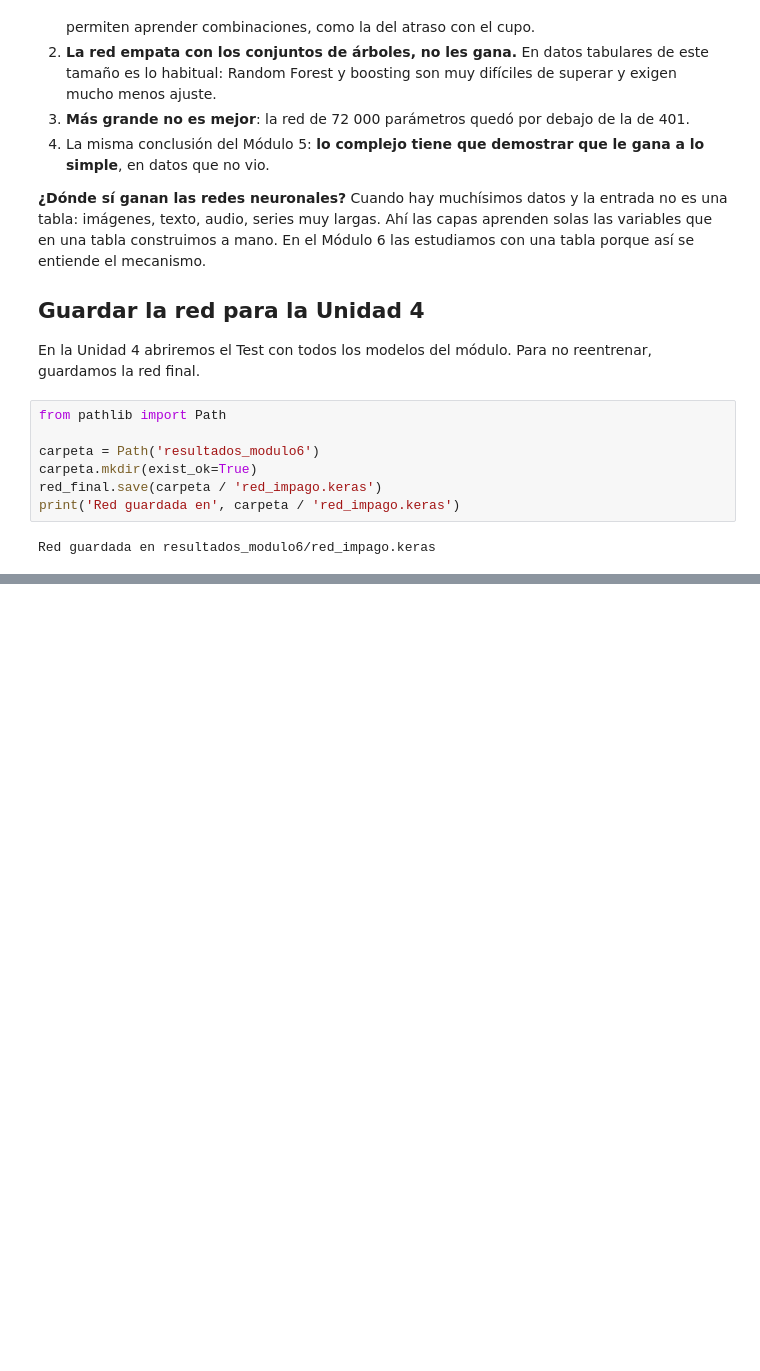
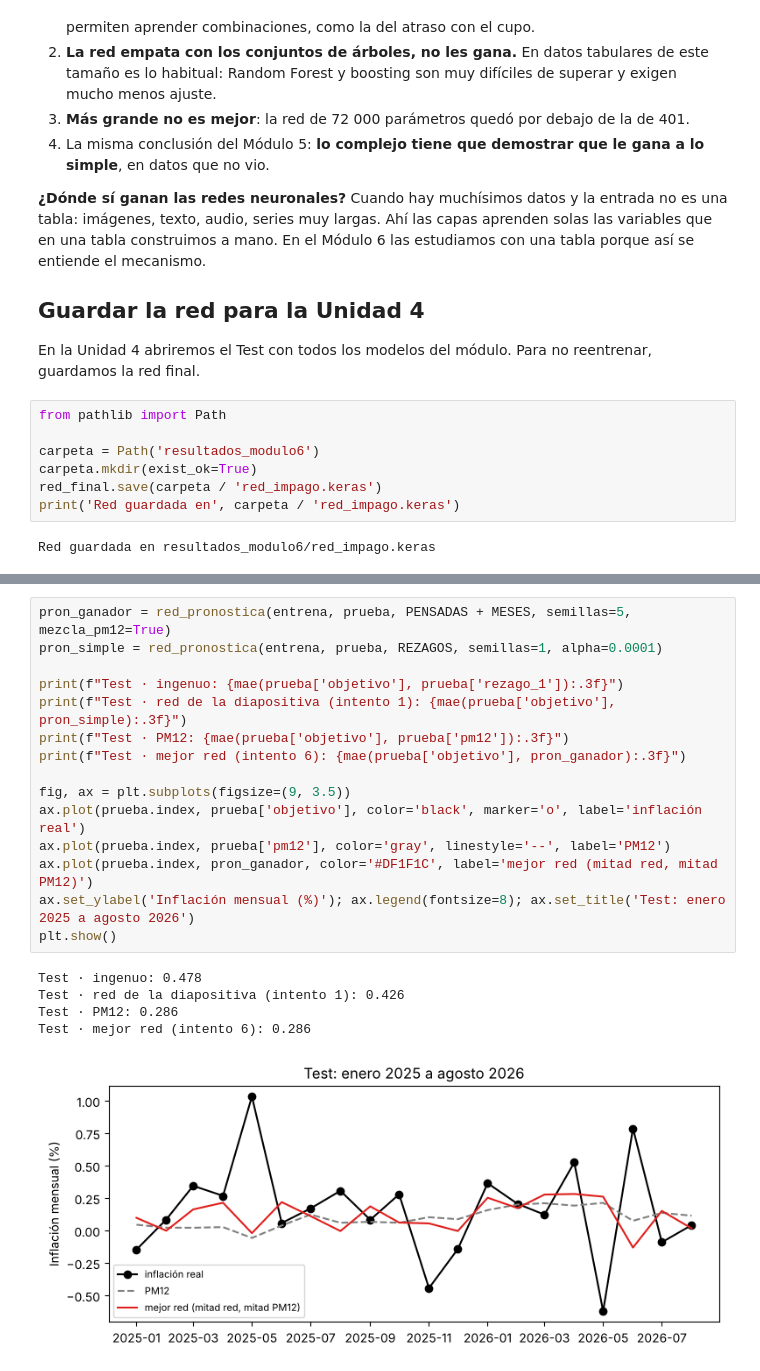
Before and after one commit to jonarosero/modulo6_modelos_avanzados_ia_aplicaciones_economicas, a Jupyter notebook: notebooks/03_U3_Introduccion_Deep_Learning.ipynb, the cells around one changed output, grey strips where cells are left out. Drawn from its saved outputs; the diff is of its cells as text; blank space fills up the shorter version.

```diff
--- a/notebooks/03_U3_Introduccion_Deep_Learning.ipynb
+++ b/notebooks/03_U3_Introduccion_Deep_Learning.ipynb
@@ -952,0 +1437,21 @@ pd.DataFrame(resultados).T.sort_values('AUC', ascending=False)
+# %%
+pron_ganador = red_pronostica(entrena, prueba, PENSADAS + MESES, semillas=5, mezcla_pm12=True)
+pron_simple = red_pronostica(entrena, prueba, REZAGOS, semillas=1, alpha=0.0001)
+
+print(f"Test · ingenuo: {mae(prueba['objetivo'], prueba['rezago_1']):.3f}")
+print(f"Test · red de la diapositiva (intento 1): {mae(prueba['objetivo'], pron_simple):.3f}")
+print(f"Test · PM12: {mae(prueba['objetivo'], prueba['pm12']):.3f}")
+print(f"Test · mejor red (intento 6): {mae(prueba['objetivo'], pron_ganador):.3f}")
+
+fig, ax = plt.subplots(figsize=(9, 3.5))
+ax.plot(prueba.index, prueba['objetivo'], color='black', marker='o', label='inflación real')
+ax.plot(prueba.index, prueba['pm12'], color='gray', linestyle='--', label='PM12')
+ax.plot(prueba.index, pron_ganador, color='#DF1F1C', label='mejor red (mitad red, mitad PM12)')
+ax.set_ylabel('Inflación mensual (%)'); ax.legend(fontsize=8); ax.set_title('Test: enero 2025 a agosto 2026')
+plt.show()
+# %% [output]
+Test · ingenuo: 0.478
+Test · red de la diapositiva (intento 1): 0.426
+Test · PM12: 0.286
+Test · mejor red (intento 6): 0.286
+[figure, added]
```
Also changed, not shown: parts of 49 cells of this notebook, 8 other files.
